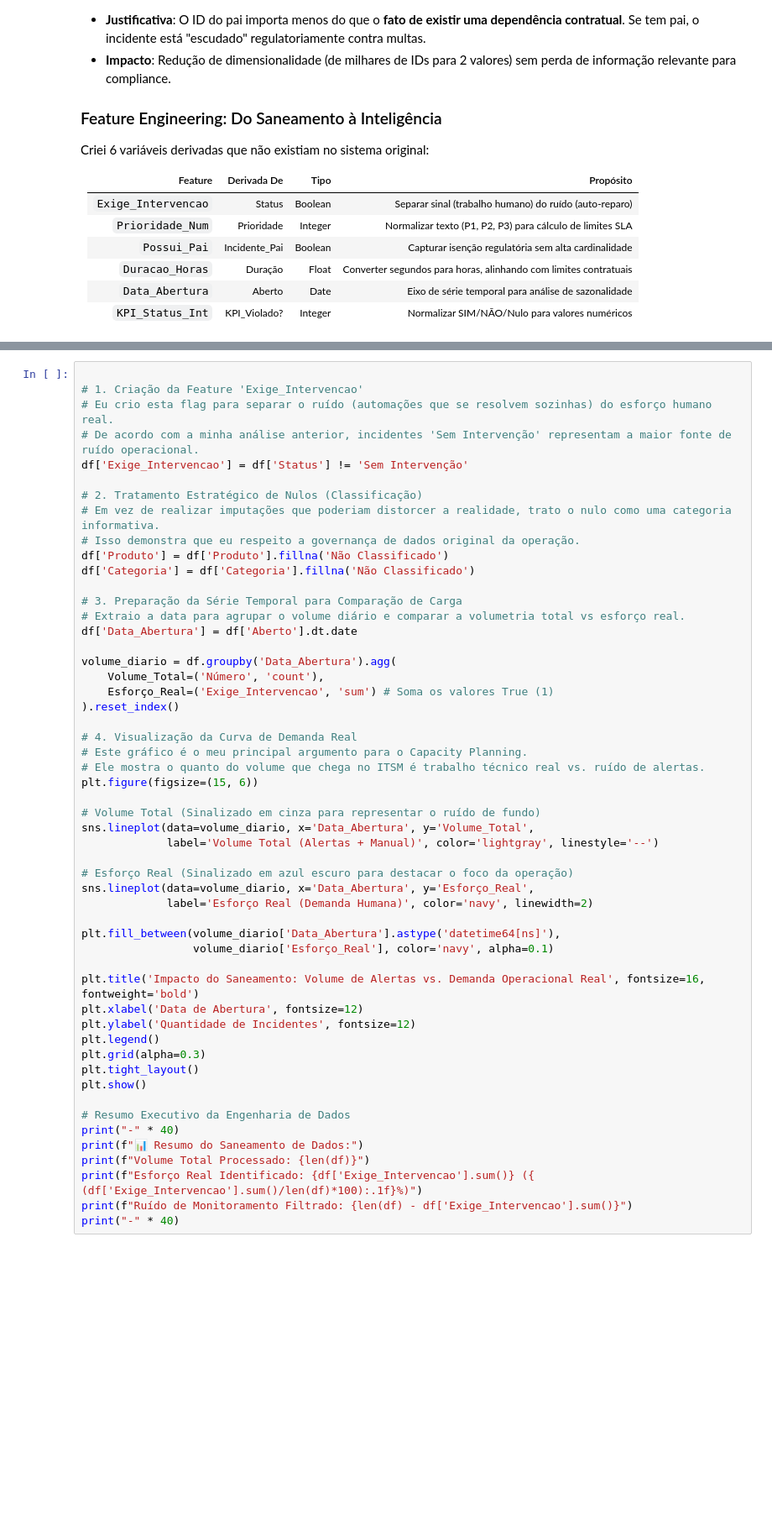
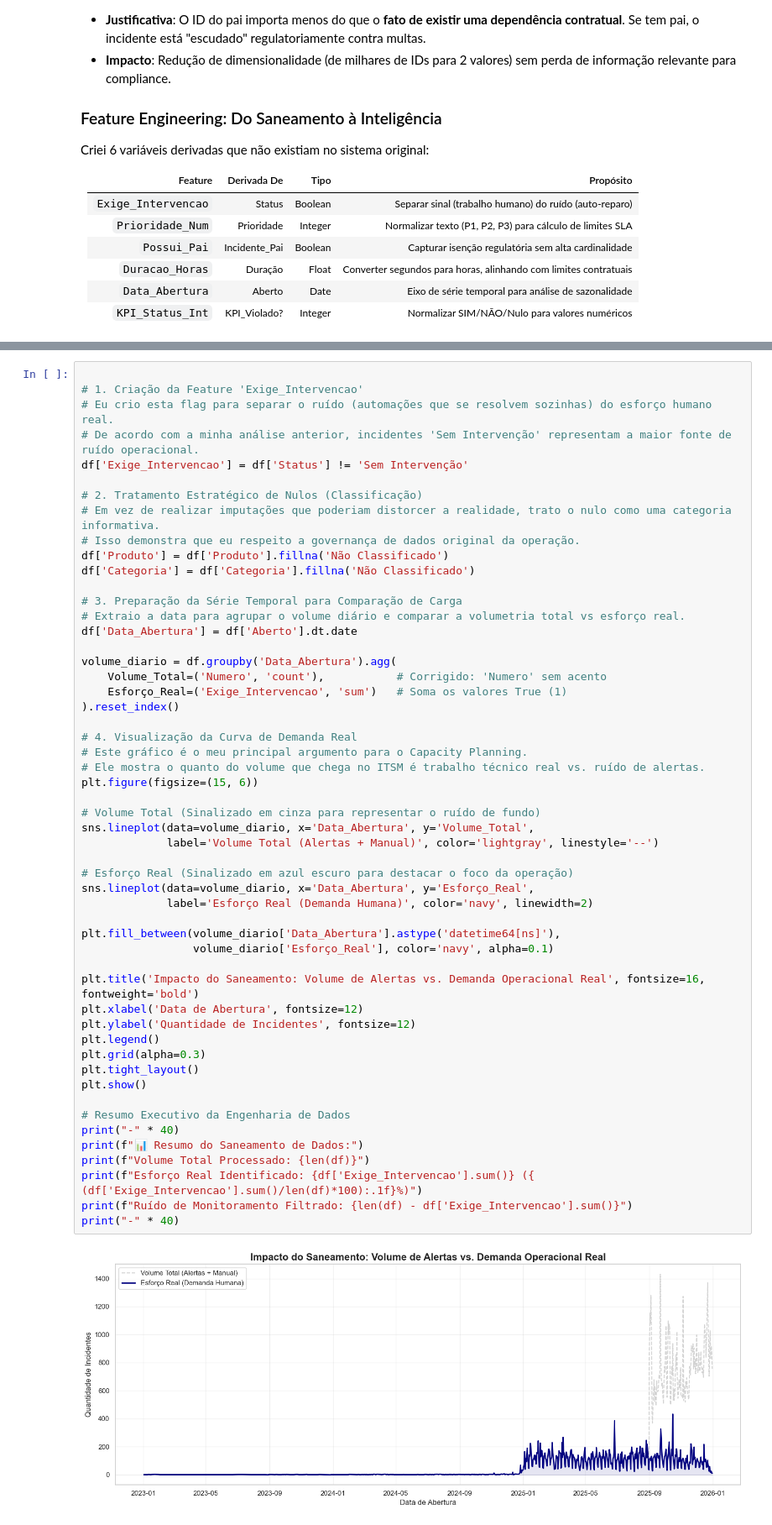
Before and after one commit to LucasBitte/aiops-locaweb-predictive-analytics, a Jupyter notebook: notebooks/02_exploratory_data_analysis_silver.ipynb, the cells around one changed output, grey strips where cells are left out. Shown at 84% size. Drawn from its saved outputs; the diff is of its cells as text; blank space fills up the shorter version.

```diff
--- a/notebooks/02_exploratory_data_analysis_silver.ipynb
+++ b/notebooks/02_exploratory_data_analysis_silver.ipynb
@@ -337,38 +385,40 @@ df['Categoria'] = df['Categoria'].fillna('Não Classificado')
 df['Data_Abertura'] = df['Aberto'].dt.date
 
 volume_diario = df.groupby('Data_Abertura').agg(
-    Volume_Total=('Número', 'count'),
-    Esforço_Real=('Exige_Intervencao', 'sum') # Soma os valores True (1)
+    Volume_Total=('Numero', 'count'),           # Corrigido: 'Numero' sem acento
+    Esforço_Real=('Exige_Intervencao', 'sum')   # Soma os valores True (1)
 ).reset_index()
 
 # 4. Visualização da Curva de Demanda Real
 # Este gráfico é o meu principal argumento para o Capacity Planning.
 # Ele mostra o quanto do volume que chega no ITSM é trabalho técnico real vs. ruído de alertas.
 plt.figure(figsize=(15, 6))
 
 # Volume Total (Sinalizado em cinza para representar o ruído de fundo)
 sns.lineplot(data=volume_diario, x='Data_Abertura', y='Volume_Total',
              label='Volume Total (Alertas + Manual)', color='lightgray', linestyle='--')
 
 # Esforço Real (Sinalizado em azul escuro para destacar o foco da operação)
 sns.lineplot(data=volume_diario, x='Data_Abertura', y='Esforço_Real',
              label='Esforço Real (Demanda Humana)', color='navy', linewidth=2)
 
 plt.fill_between(volume_diario['Data_Abertura'].astype('datetime64[ns]'),
                  volume_diario['Esforço_Real'], color='navy', alpha=0.1)
 
 plt.title('Impacto do Saneamento: Volume de Alertas vs. Demanda Operacional Real', fontsize=16, fontweight='bold')
 plt.xlabel('Data de Abertura', fontsize=12)
 plt.ylabel('Quantidade de Incidentes', fontsize=12)
 plt.legend()
 plt.grid(alpha=0.3)
 plt.tight_layout()
 plt.show()
 
 # Resumo Executivo da Engenharia de Dados
 print("-" * 40)
 print(f"📊 Resumo do Saneamento de Dados:")
 print(f"Volume Total Processado: {len(df)}")
 print(f"Esforço Real Identificado: {df['Exige_Intervencao'].sum()} ({ (df['Exige_Intervencao'].sum()/len(df)*100):.1f}%)")
 print(f"Ruído de Monitoramento Filtrado: {len(df) - df['Exige_Intervencao'].sum()}")
 print("-" * 40)
+# %% [output]
+[figure, added]
```
Also changed, not shown: parts of 17 cells of this notebook, 14 other files.
